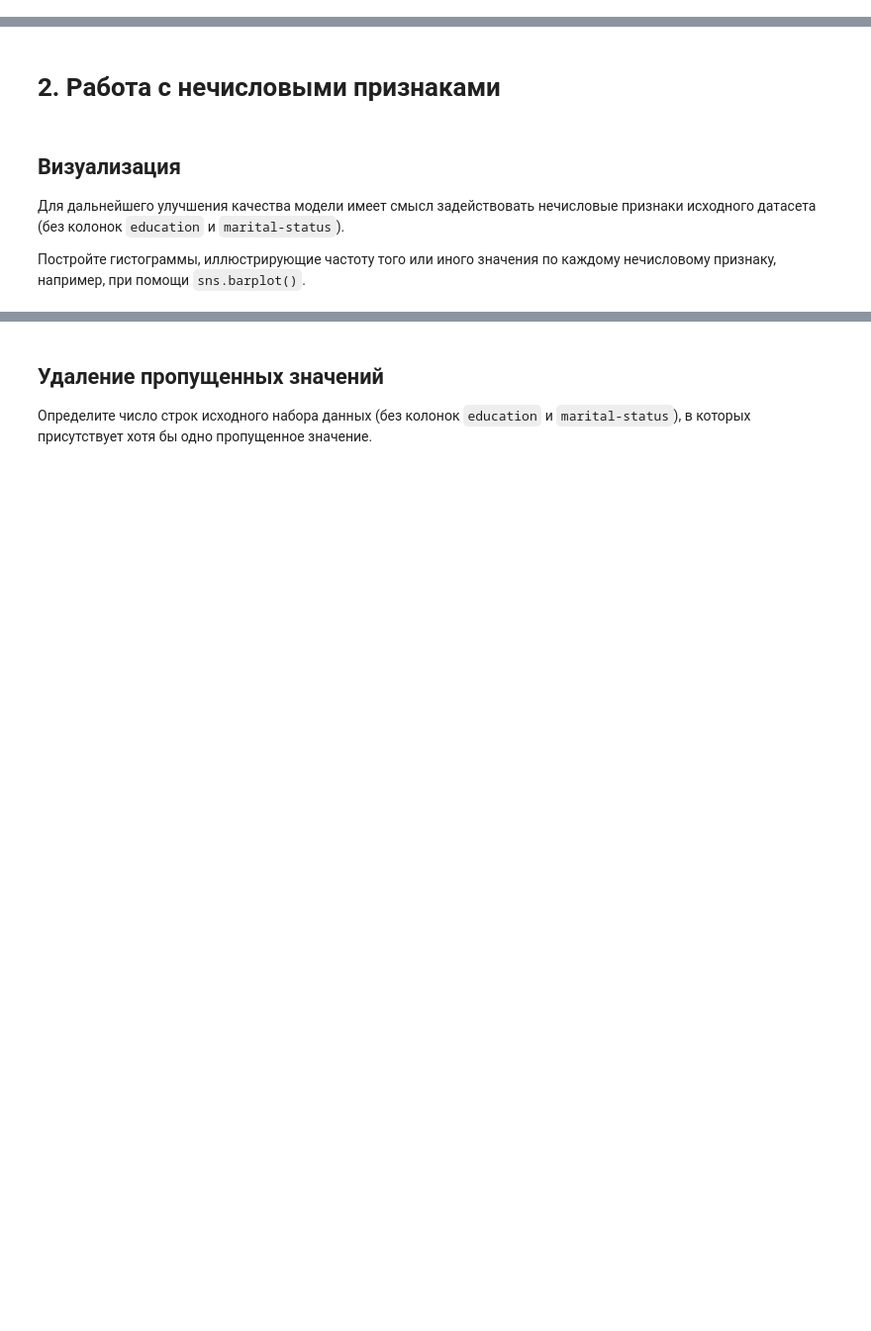
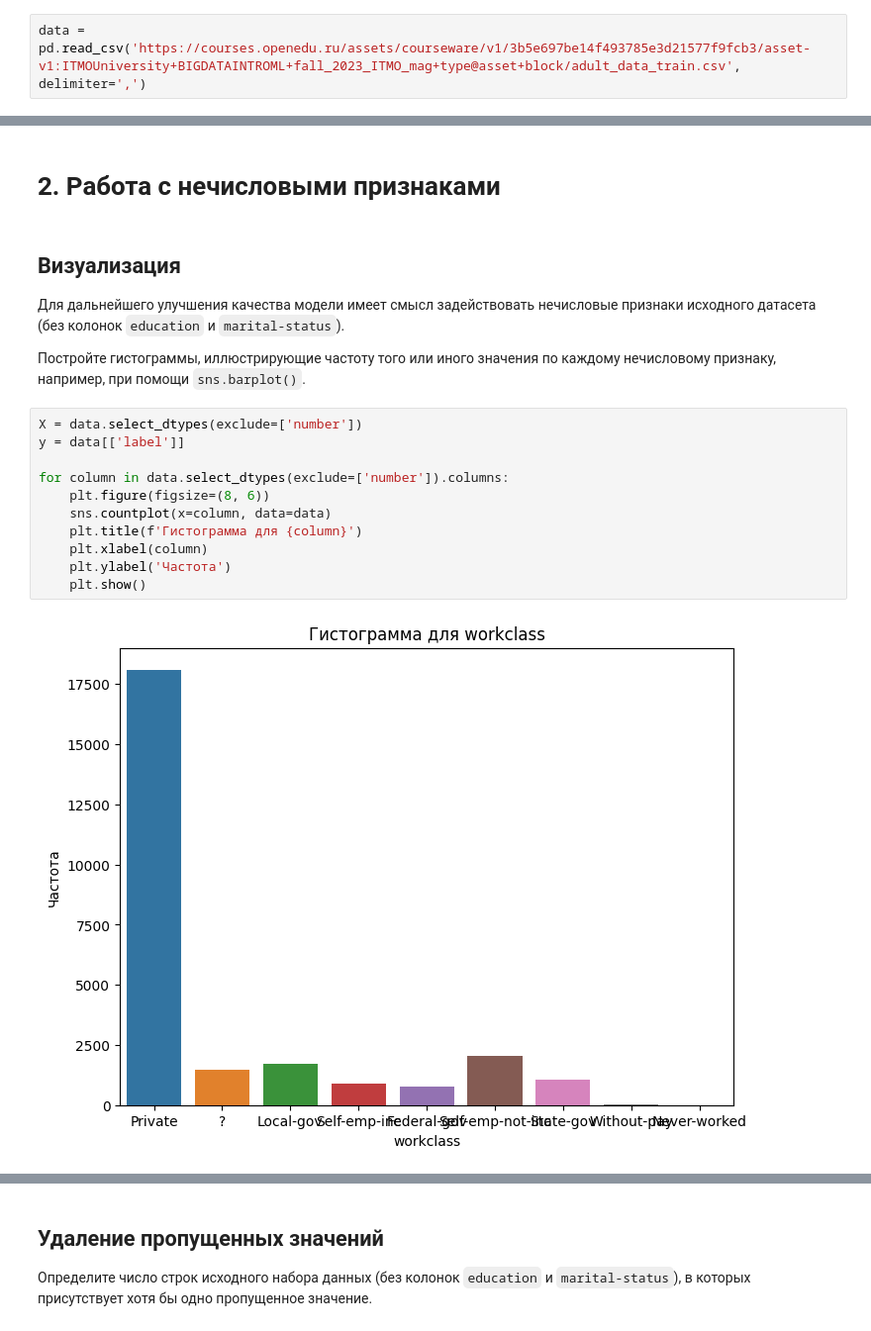
Before and after one commit to AnnCherk/Introduction-to-ML, a Jupyter notebook: KNN_Part2.ipynb, the cells around one changed output, grey strips where cells are left out. Shown: that part at 99% size. Cells and saved outputs as stored; diff of their text form; blank space fills up the shorter version.

```diff
--- a/KNN_Part2.ipynb
+++ b/KNN_Part2.ipynb
@@ -84,3 +82,5 @@ data = pd.read_csv('adult_data_train.csv', delimiter=',')
+# %%
+data = pd.read_csv('https://courses.openedu.ru/assets/courseware/v1/3b5e697be14f493785e3d21577f9fcb3/asset-v1:ITMOUniversity+BIGDATAINTROML+fall_2023_ITMO_mag+type@asset+block/adult_data_train.csv', delimiter=',')
 # %%
 data = data.drop(data.columns[[3, 5]], axis=1)
 # %%
@@ -208,3 +194,16 @@ F1 Score: 1.0
 Для дальнейшего улучшения качества модели имеет смысл задействовать нечисловые признаки исходного датасета (без колонок <code>education</code> и <code>marital-status</code>).
 
 Постройте гистограммы, иллюстрирующие частоту того или иного значения по каждому нечисловому признаку, например, при помощи <code>sns.barplot()</code>.
+# %%
+X = data.select_dtypes(exclude=['number'])
+y = data[['label']]
+
+for column in data.select_dtypes(exclude=['number']).columns:
+    plt.figure(figsize=(8, 6))
+    sns.countplot(x=column, data=data)
+    plt.title(f'Гистограмма для {column}')
+    plt.xlabel(column)
+    plt.ylabel('Частота')
+    plt.show()
+# %% [output]
+[figure, added]
```
Also changed, not shown: parts of 9 cells of this notebook.
